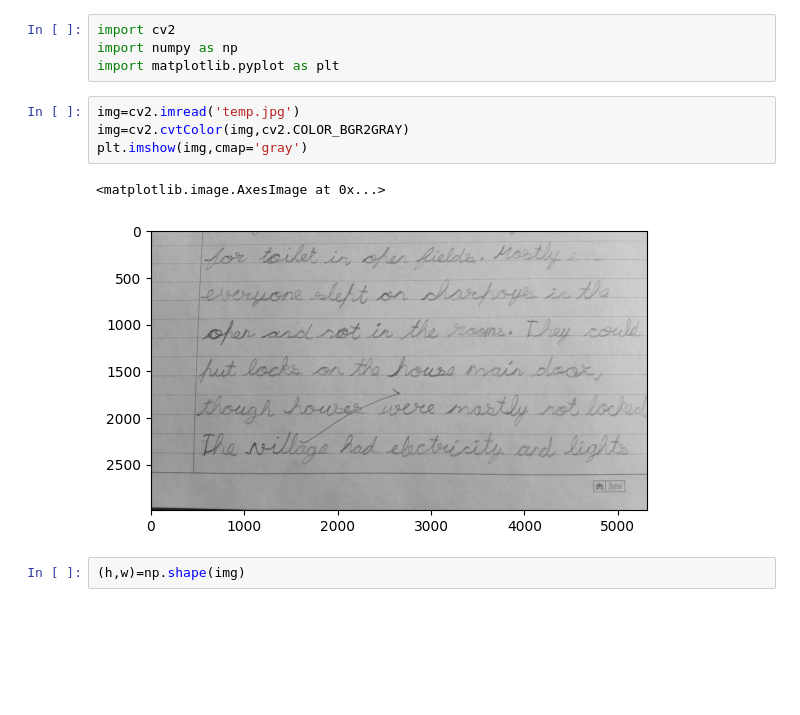
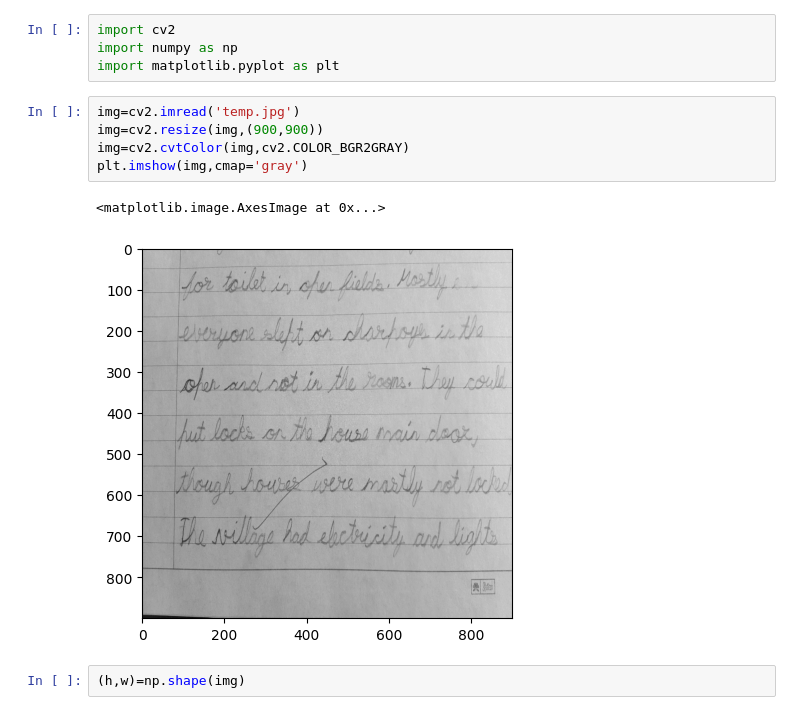
Before and after one commit to SigmaMind-Research/dysgraphia, a Jupyter notebook: pen_pressure.ipynb, the cells around one changed output. Saved outputs shown, nothing was run; the diff lists cells and outputs as text; blank space fills up the shorter version.

```diff
--- a/pen_pressure.ipynb
+++ b/pen_pressure.ipynb
@@ -4,11 +4,12 @@ import numpy as np
 import matplotlib.pyplot as plt
 # %%
 img=cv2.imread('temp.jpg')
+img=cv2.resize(img,(900,900))
 img=cv2.cvtColor(img,cv2.COLOR_BGR2GRAY)
 plt.imshow(img,cmap='gray')
 # %% [output]
 <matplotlib.image.AxesImage at 0x...>
-[figure, old version]
+[figure, new version]
 # %%
 (h,w)=np.shape(img)
 # %%
```
Also changed, not shown: parts of 5 cells of this notebook, 3 other files.
